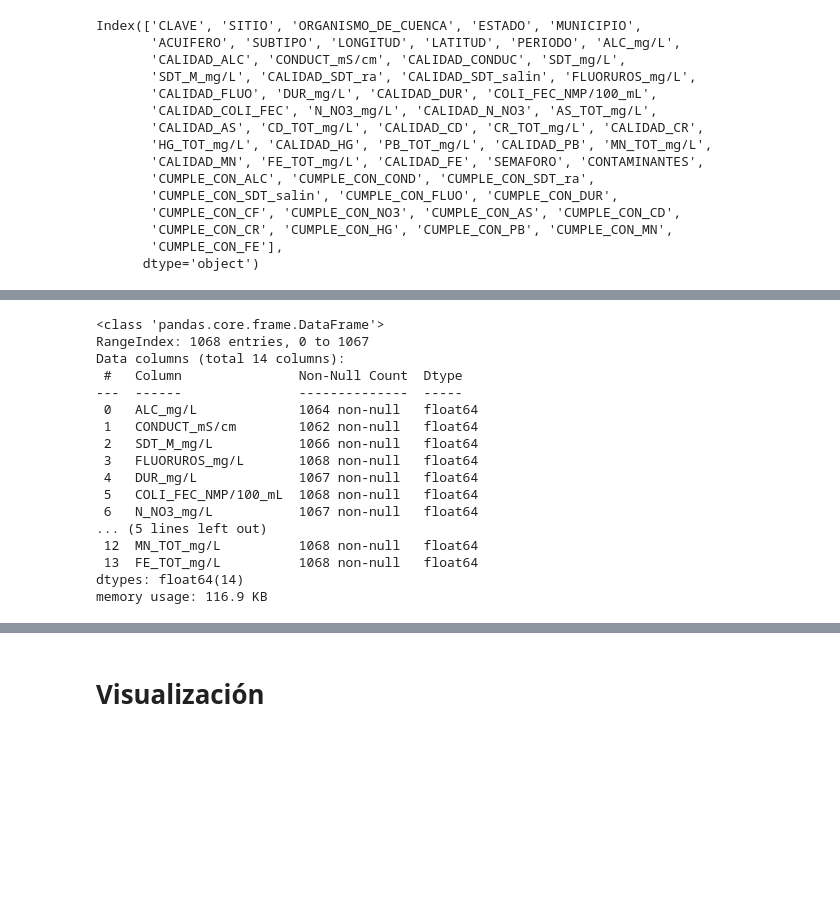
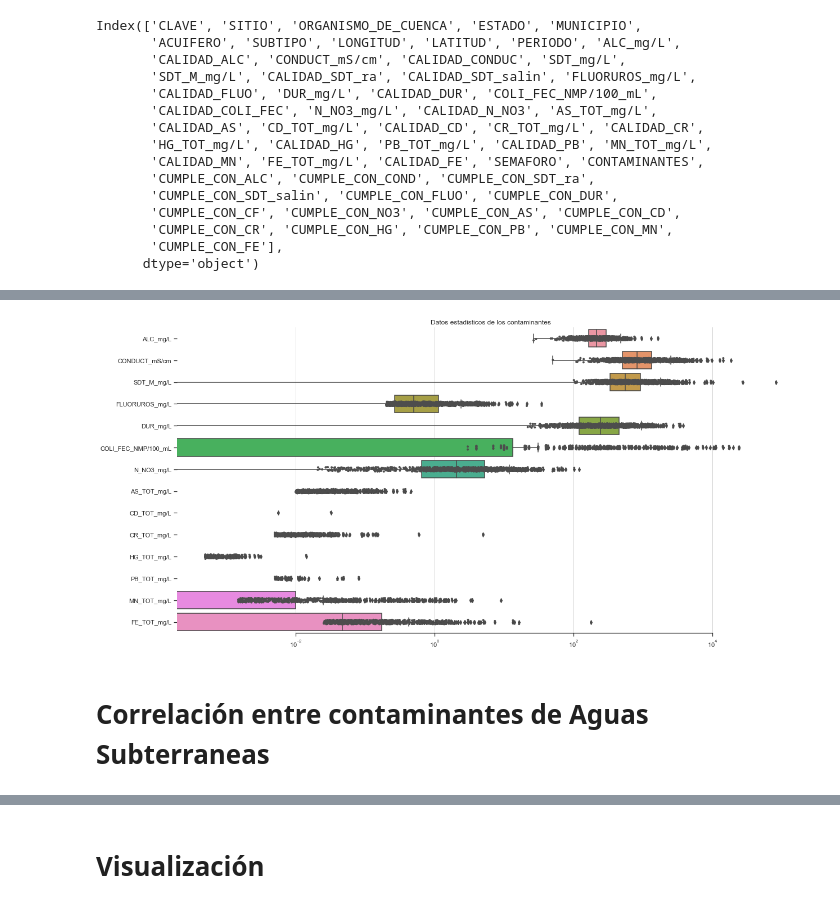
Before and after one commit to JSOrtegaB/pruebas, a Jupyter notebook: reto/Reto_Entrega_1__Limpieza_análisis_visualización_y_kmeans_JuanSebastianOrtegaBriones_A01794327.ipynb, the cells around one changed output, grey strips where cells are left out. Cells and saved outputs as stored; diff of their text form; code cells hidden in the pictures; blank space fills up the shorter version.

```diff
--- a/reto/Reto_Entrega_1__Limpieza_análisis_visualización_y_kmeans_JuanSebastianOrtegaBriones_A01794327.ipynb
+++ b/reto/Reto_Entrega_1__Limpieza_análisis_visualización_y_kmeans_JuanSebastianOrtegaBriones_A01794327.ipynb
@@ -167,22 +118,16 @@ See the caveats in the documentation: https://pandas.pydata.org/pandas-docs/stab
-# %%
-df_numericos=df_numericos.astype('float')
-df_numericos.info()
-# %% [output]
-<class 'pandas.core.frame.DataFrame'>
-RangeIndex: 1068 entries, 0 to 1067
-Data columns (total 14 columns):
- #   Column               Non-Null Count  Dtype
----  ------               --------------  -----
- 0   ALC_mg/L             1064 non-null   float64
- 1   CONDUCT_mS/cm        1062 non-null   float64
- 2   SDT_M_mg/L           1066 non-null   float64
- 3   FLUORUROS_mg/L       1068 non-null   float64
- 4   DUR_mg/L             1067 non-null   float64
- 5   COLI_FEC_NMP/100_mL  1068 non-null   float64
- 6   N_NO3_mg/L           1067 non-null   float64
-... (5 lines left out)
- 12  MN_TOT_mg/L          1068 non-null   float64
- 13  FE_TOT_mg/L          1068 non-null   float64
-dtypes: float64(14)
-memory usage: 116.9 KB
+# %%
+sns.set_theme(style="ticks")
+f, ax = plt.subplots(figsize=(20, 10))
+ax.set_xscale("log")
+
+sns.boxplot(data=df[datos_numericos],orient='h').set(title='Datos estadisticos de los contaminantes')
+sns.stripplot(data=df[datos_numericos],size=4, color=".3", linewidth=0, orient='h')
+ax.xaxis.grid(True)
+ax.set(ylabel="")
+sns.despine(trim=True, left=True)
+plt.show()
+# %% [output]
+[figure, added]
+# %% [markdown]
+# Correlación entre contaminantes de Aguas Subterraneas
 # %%
```
Also changed, not shown: parts of 32 cells of this notebook.
